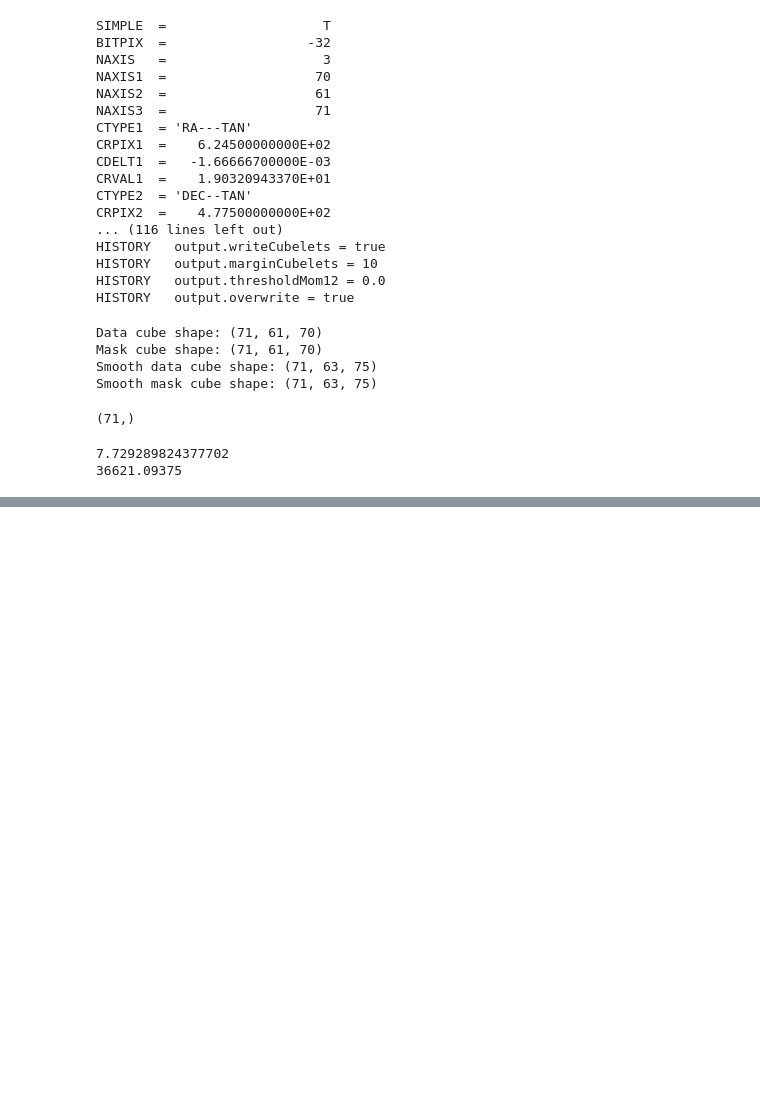
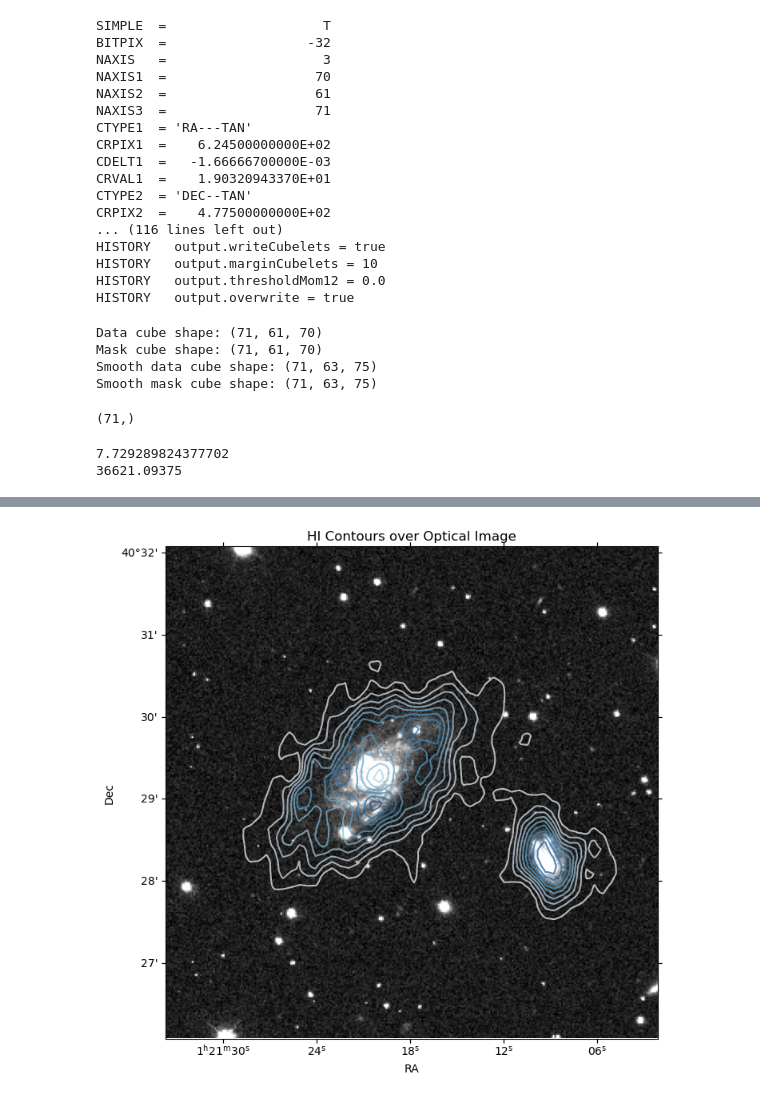
Before and after one commit to AnyelTars/Galaxies-Dynamics-WSRT, a Jupyter notebook: S0121+3848/Galaxy-preview.ipynb, the cells around one changed output, grey strips where cells are left out. Cells and saved outputs as stored; diff of their text form; code cells hidden in the pictures; blank space fills up the shorter version.

```diff
--- a/S0121+3848/Galaxy-preview.ipynb
+++ b/S0121+3848/Galaxy-preview.ipynb
@@ -94,0 +107,9 @@ plt.show()
+# %%
+# overlay the HI moment 0 map on the optical image
+wcs_header = WCS(header).celestial
+wcs_optical = WCS(header_optical).celestial
+
+hi_reprojected, footprint = reproject_interp((mom0_dat, wcs_header), wcs_optical)
+rms_mom0 = np.sqrt(np.nanmean(hi_reprojected**2))
+
+hi_levels = np.linspace(rms_mom0, np.nanmax(hi_reprojected), 10)
@@ -94,0 +123,13 @@ plt.show()
+# %%
+
+hi_levels = np.linspace(0.5*rms_mom0, np.nanmax(hi_reprojected), 10)
+fig = plt.figure(figsize=(10, 8))
+ax = fig.add_subplot(111, projection=wcs_optical)
+ax.imshow(data_optical, cmap='gray', origin='lower', vmin=np.percentile(data_optical, 1), vmax=np.percentile(data_optical, 99))
+ax.contour(hi_reprojected, levels=hi_levels, cmap='Blues', alpha=0.7)
+ax.set_xlabel('RA')
+ax.set_ylabel('Dec')
+ax.set_title('HI Contours over Optical Image')
+plt.show()
+# %% [output]
+[figure, added]
```
Also changed, not shown: parts of 17 cells of this notebook.
